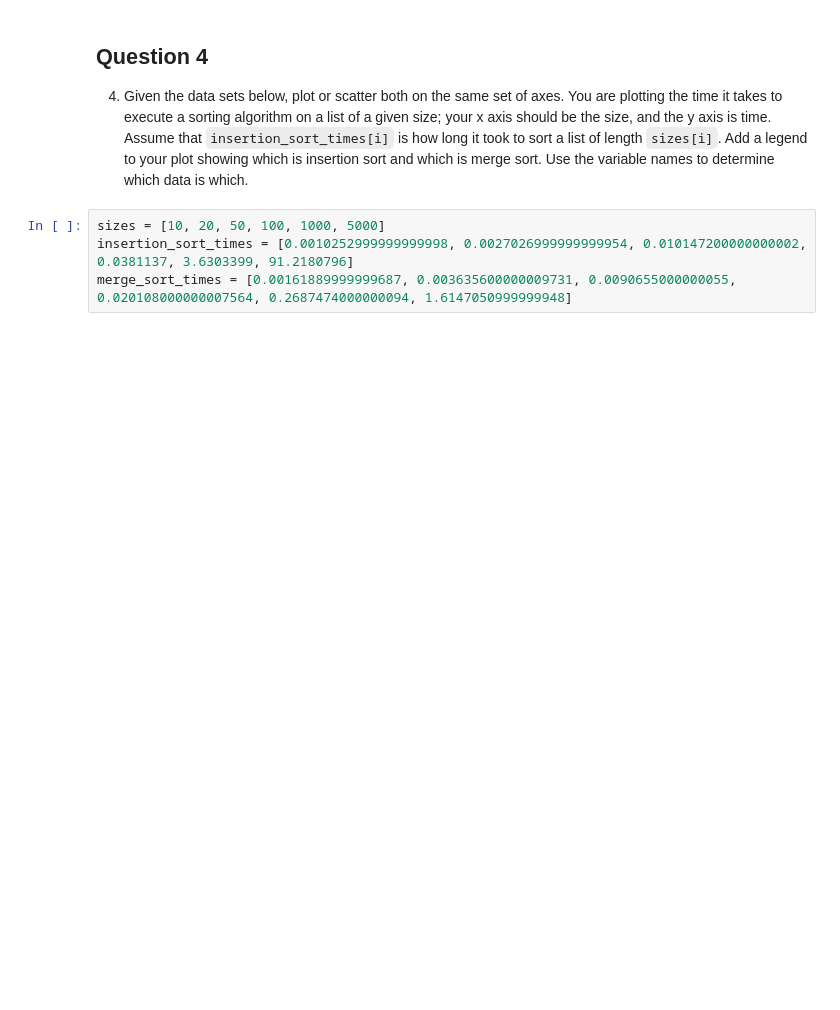
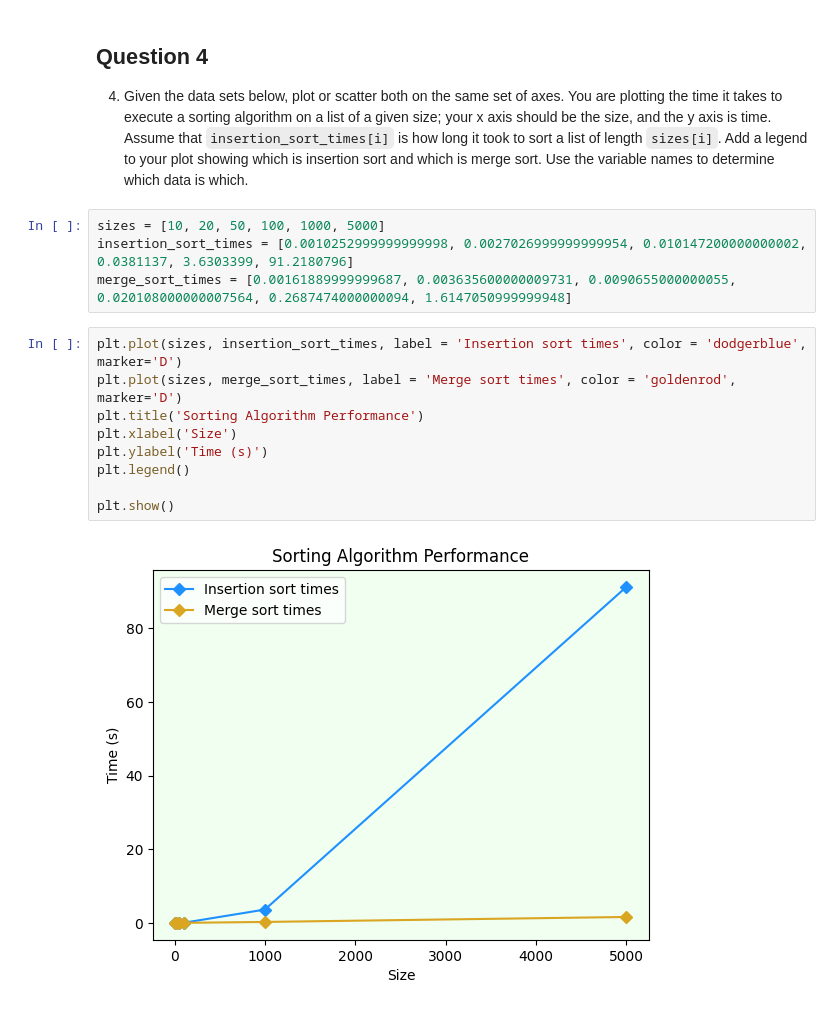
Before and after one commit to lauravos/pyplot, a Jupyter notebook: pyplot.ipynb, the cells around one changed output. Drawn from its saved outputs; the diff is of its cells as text; blank space fills up the shorter version.

```diff
--- a/pyplot.ipynb
+++ b/pyplot.ipynb
@@ -136,3 +136,14 @@ plt.show()
 sizes = [10, 20, 50, 100, 1000, 5000]
 insertion_sort_times = [0.0010252999999999998, 0.0027026999999999954, 0.010147200000000002, 0.0381137, 3.6303399, 91.2180796]
 merge_sort_times = [0.00161889999999687, 0.003635600000009731, 0.0090655000000055, 0.020108000000007564, 0.2687474000000094, 1.6147050999999948]
+# %%
+plt.plot(sizes, insertion_sort_times, label = 'Insertion sort times', color = 'dodgerblue', marker='D')
+plt.plot(sizes, merge_sort_times, label = 'Merge sort times', color = 'goldenrod', marker='D')
+plt.title('Sorting Algorithm Performance')
+plt.xlabel('Size')
+plt.ylabel('Time (s)')
+plt.legend()
+
+plt.show()
+# %% [output]
+[figure, added]
```
Also changed, not shown: parts of 1 cell of this notebook.
